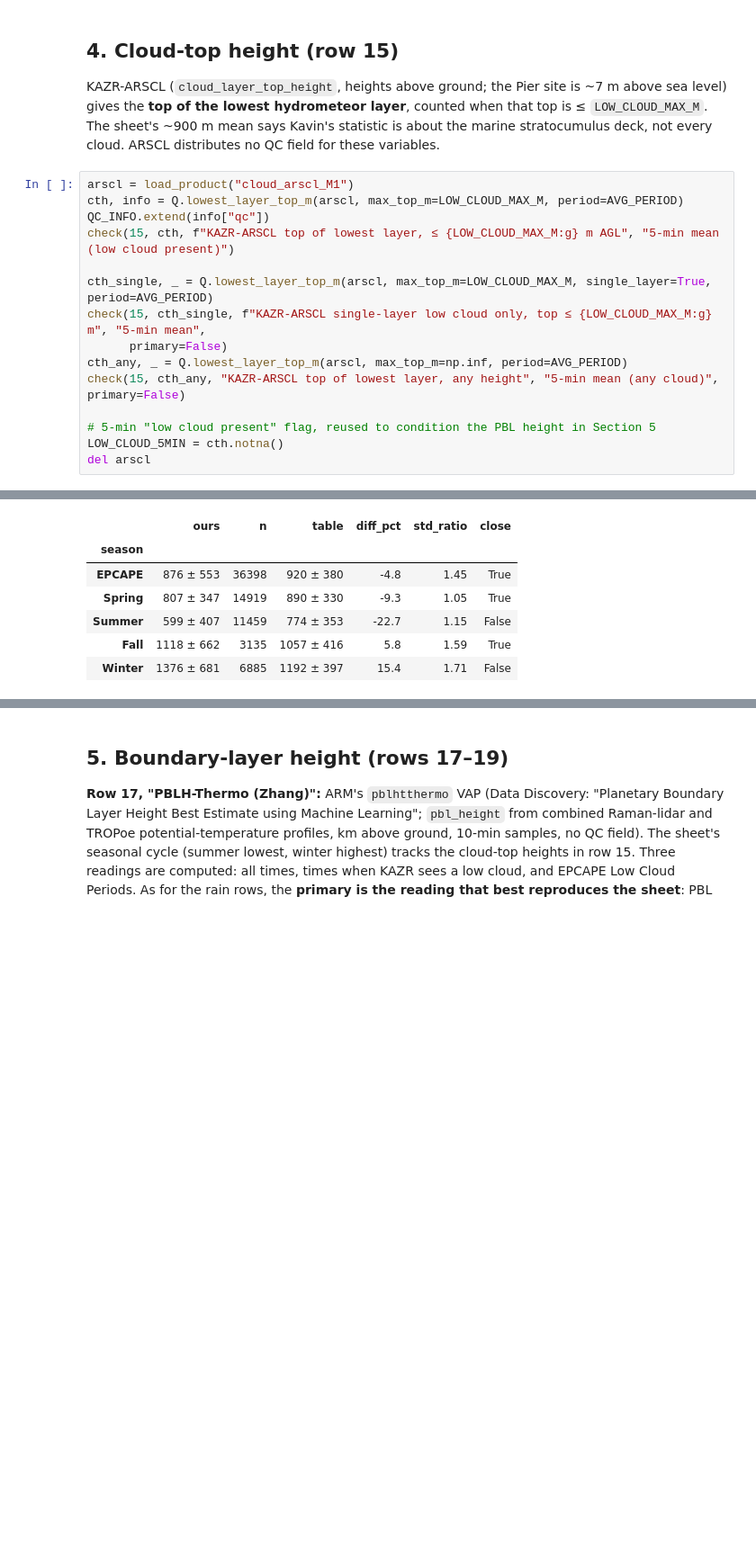
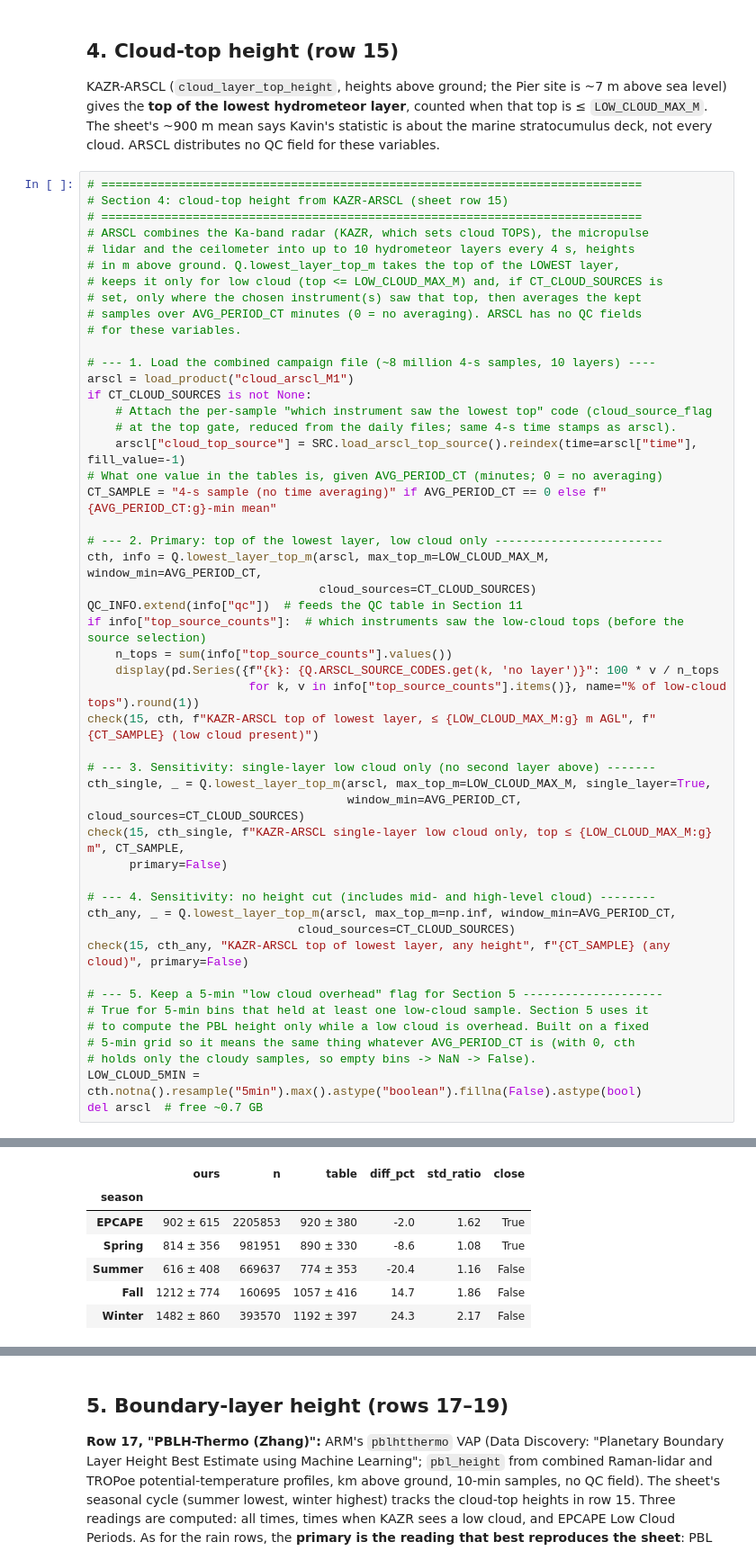
Before and after one commit to andrewjbuggee/Python-Research, a Jupyter notebook: EPCAPE/comparisons/seasonal_averages/check_seasonal_averages.ipynb, the cells around one changed output, grey strips where cells are left out. Shown at 90% size. Cells and saved outputs as stored; diff of their text form; blank space fills up the shorter version.

```diff
--- a/EPCAPE/comparisons/seasonal_averages/check_seasonal_averages.ipynb
+++ b/EPCAPE/comparisons/seasonal_averages/check_seasonal_averages.ipynb
@@ -433,18 +976,52 @@ One sample = 5-min mean.
 KAZR-ARSCL (`cloud_layer_top_height`, heights above ground; the Pier site is ~7 m above sea level) gives the **top of the lowest hydrometeor layer**, counted when that top is ≤ `LOW_CLOUD_MAX_M`. The sheet's ~900 m mean says Kavin's statistic is about the marine stratocumulus deck, not every cloud.
 ARSCL distributes no QC field for these variables.
 # %%
+# =============================================================================
+# Section 4: cloud-top height from KAZR-ARSCL (sheet row 15)
+# =============================================================================
+# ARSCL combines the Ka-band radar (KAZR, which sets cloud TOPS), the micropulse
+# lidar and the ceilometer into up to 10 hydrometeor layers every 4 s, heights
+# in m above ground. Q.lowest_layer_top_m takes the top of the LOWEST layer,
+# keeps it only for low cloud (top <= LOW_CLOUD_MAX_M) and, if CT_CLOUD_SOURCES is
+# set, only where the chosen instrument(s) saw that top, then averages the kept
+# samples over AVG_PERIOD_CT minutes (0 = no averaging). ARSCL has no QC fields
+# for these variables.
+
+# --- 1. Load the combined campaign file (~8 million 4-s samples, 10 layers) ----
 arscl = load_product("cloud_arscl_M1")
-cth, info = Q.lowest_layer_top_m(arscl, max_top_m=LOW_CLOUD_MAX_M, period=AVG_PERIOD)
-QC_INFO.extend(info["qc"])
-check(15, cth, f"KAZR-ARSCL top of lowest layer, ≤ {LOW_CLOUD_MAX_M:g} m AGL", "5-min mean (low cloud present)")
+if CT_CLOUD_SOURCES is not None:
+    # Attach the per-sample "which instrument saw the lowest top" code (cloud_source_flag
+    # at the top gate, reduced from the daily files; same 4-s time stamps as arscl).
+    arscl["cloud_top_source"] = SRC.load_arscl_top_source().reindex(time=arscl["time"], fill_value=-1)
+# What one value in the tables is, given AVG_PERIOD_CT (minutes; 0 = no averaging)
+CT_SAMPLE = "4-s sample (no time averaging)" if AVG_PERIOD_CT == 0 else f"{AVG_PERIOD_CT:g}-min mean"
 
-cth_single, _ = Q.lowest_layer_top_m(arscl, max_top_m=LOW_CLOUD_MAX_M, single_layer=True, period=AVG_PERIOD)
-check(15, cth_single, f"KAZR-ARSCL single-layer low cloud only, top ≤ {LOW_CLOUD_MAX_M:g} m", "5-min mean",
+# --- 2. Primary: top of the lowest layer, low cloud only ------------------------
+cth, info = Q.lowest_layer_top_m(arscl, max_top_m=LOW_CLOUD_MAX_M, window_min=AVG_PERIOD_CT,
+                                 cloud_sources=CT_CLOUD_SOURCES)
+QC_INFO.extend(info["qc"])  # feeds the QC table in Section 11
+if info["top_source_counts"]:  # which instruments saw the low-cloud tops (before the source selection)
+    n_tops = sum(info["top_source_counts"].values())
+    display(pd.Series({f"{k}: {Q.ARSCL_SOURCE_CODES.get(k, 'no layer')}": 100 * v / n_tops
+                       for k, v in info["top_source_counts"].items()}, name="% of low-cloud tops").round(1))
+check(15, cth, f"KAZR-ARSCL top of lowest layer, ≤ {LOW_CLOUD_MAX_M:g} m AGL", f"{CT_SAMPLE} (low cloud present)")
+
+# --- 3. Sensitivity: single-layer low cloud only (no second layer above) -------
+cth_single, _ = Q.lowest_layer_top_m(arscl, max_top_m=LOW_CLOUD_MAX_M, single_layer=True,
+                                     window_min=AVG_PERIOD_CT, cloud_sources=CT_CLOUD_SOURCES)
+check(15, cth_single, f"KAZR-ARSCL single-layer low cloud only, top ≤ {LOW_CLOUD_MAX_M:g} m", CT_SAMPLE,
       primary=False)
-cth_any, _ = Q.lowest_layer_top_m(arscl, max_top_m=np.inf, period=AVG_PERIOD)
-check(15, cth_any, "KAZR-ARSCL top of lowest layer, any height", "5-min mean (any cloud)", primary=False)
 
-# 5-min "low cloud present" flag, reused to condition the PBL height in Section 5
-LOW_CLOUD_5MIN = cth.notna()
-del arscl
+# --- 4. Sensitivity: no height cut (includes mid- and high-level cloud) --------
+cth_any, _ = Q.lowest_layer_top_m(arscl, max_top_m=np.inf, window_min=AVG_PERIOD_CT,
+                              cloud_sources=CT_CLOUD_SOURCES)
+check(15, cth_any, "KAZR-ARSCL top of lowest layer, any height", f"{CT_SAMPLE} (any cloud)", primary=False)
+
+# --- 5. Keep a 5-min "low cloud overhead" flag for Section 5 --------------------
+# True for 5-min bins that held at least one low-cloud sample. Section 5 uses it
+# to compute the PBL height only while a low cloud is overhead. Built on a fixed
+# 5-min grid so it means the same thing whatever AVG_PERIOD_CT is (with 0, cth
+# holds only the cloudy samples, so empty bins -> NaN -> False).
+LOW_CLOUD_5MIN = cth.notna().resample("5min").max().astype("boolean").fillna(False).astype(bool)
+del arscl  # free ~0.7 GB
 # %% [output]
@@ -453,7 +1030,7 @@ One sample = 5-min mean (low cloud present).
 |  | ours | n | table | diff_pct | std_ratio | close |
 | season |  |  |  |  |  |  |
-| EPCAPE | 876 ± 553 | 36398 | 920 ± 380 | -4.8 | 1.45 | True |
-| Spring | 807 ± 347 | 14919 | 890 ± 330 | -9.3 | 1.05 | True |
-| Summer | 599 ± 407 | 11459 | 774 ± 353 | -22.7 | 1.15 | False |
-| Fall | 1118 ± 662 | 3135 | 1057 ± 416 | 5.8 | 1.59 | True |
-| Winter | 1376 ± 681 | 6885 | 1192 ± 397 | 15.4 | 1.71 | False |
+| EPCAPE | 902 ± 615 | 2205853 | 920 ± 380 | -2.0 | 1.62 | True |
+| Spring | 814 ± 356 | 981951 | 890 ± 330 | -8.6 | 1.08 | True |
+| Summer | 616 ± 408 | 669637 | 774 ± 353 | -20.4 | 1.16 | False |
+| Fall | 1212 ± 774 | 160695 | 1057 ± 416 | 14.7 | 1.86 | False |
+| Winter | 1482 ± 860 | 393570 | 1192 ± 397 | 24.3 | 2.17 | False |
```
Also changed, not shown: parts of 48 cells of this notebook, 11 other files.
